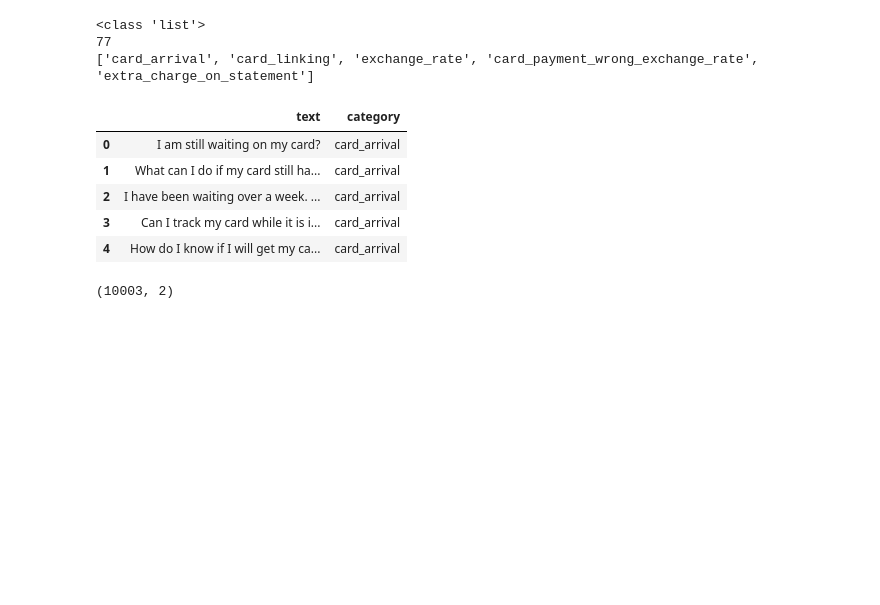
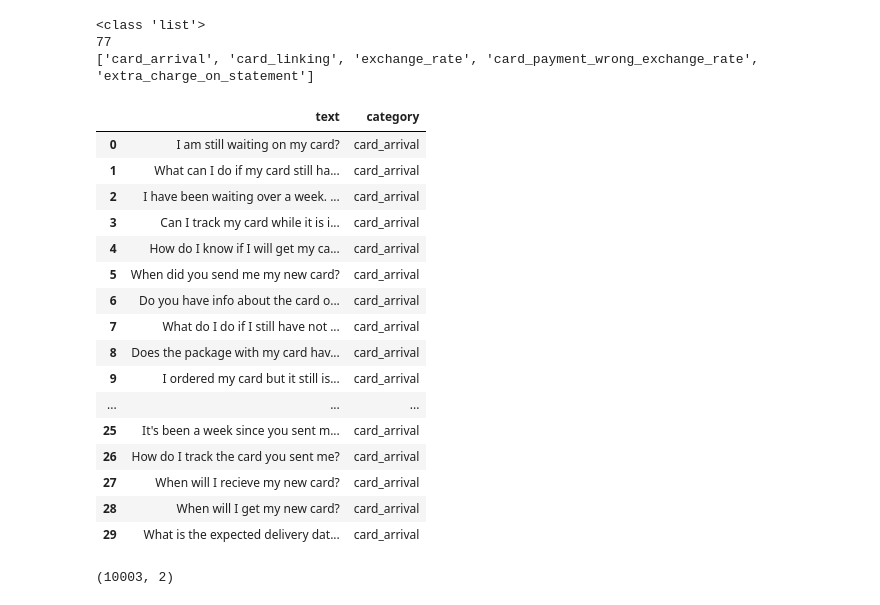
Before and after one commit to CaseyKiiza2026/banking-intent-ranking, a Jupyter notebook: notebooks/01_eda.ipynb, the cells around one changed output. Drawn from its saved outputs; the diff is of its cells as text; code cells hidden in the pictures; blank space fills up the shorter version.

```diff
--- a/notebooks/01_eda.ipynb
+++ b/notebooks/01_eda.ipynb
@@ -35,14 +35,25 @@ print(categories[:5])
 77
 ['card_arrival', 'card_linking', 'exchange_rate', 'card_payment_wrong_exchange_rate', 'extra_charge_on_statement']
 # %%
-train_df.head(5)
+train_df.head(30)
 # %% [output]
 |  | text | category |
 | 0 | I am still waiting on my card? | card_arrival |
 | 1 | What can I do if my card still ha... | card_arrival |
 | 2 | I have been waiting over a week. ... | card_arrival |
 | 3 | Can I track my card while it is i... | card_arrival |
 | 4 | How do I know if I will get my ca... | card_arrival |
+| 5 | When did you send me my new card? | card_arrival |
+| 6 | Do you have info about the card o... | card_arrival |
+| 7 | What do I do if I still have not ... | card_arrival |
+| 8 | Does the package with my card hav... | card_arrival |
+| 9 | I ordered my card but it still is... | card_arrival |
+| ... | ... | ... |
+| 25 | It's been a week since you sent m... | card_arrival |
+| 26 | How do I track the card you sent me? | card_arrival |
+| 27 | When will I recieve my new card? | card_arrival |
+| 28 | When will I get my new card? | card_arrival |
+| 29 | What is the expected delivery dat... | card_arrival |
 # %%
 train_df.shape
 # %% [output]
```
Also changed, not shown: parts of 5 cells of this notebook.
